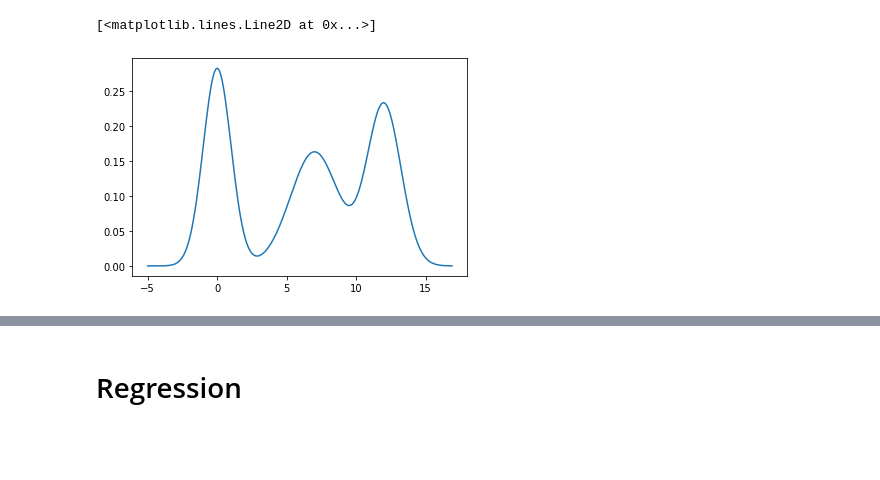
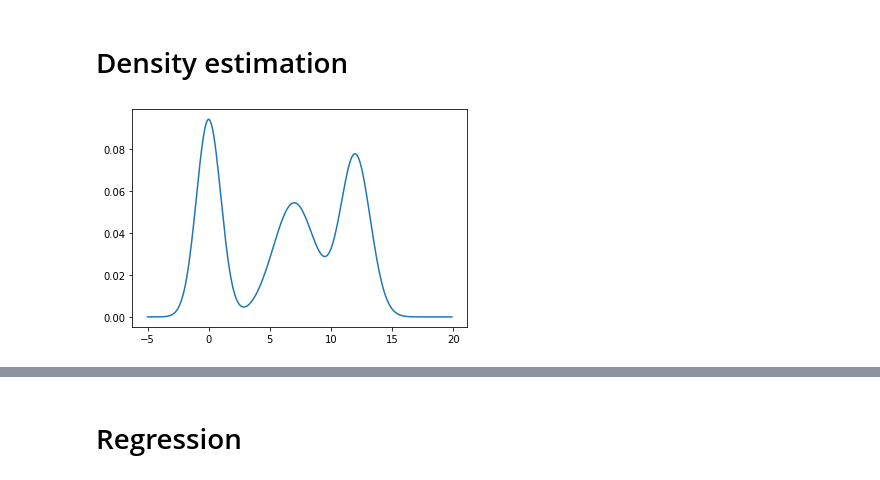
Before and after one commit to joaomvg/machine-learning-algorithms, a Jupyter notebook: KernelMethods.ipynb, the cells around one changed output, grey strips where cells are left out. Drawn from its saved outputs; the diff is of its cells as text; code cells hidden in the pictures; blank space fills up the shorter version.

```diff
--- a/KernelMethods.ipynb
+++ b/KernelMethods.ipynb
@@ -3,17 +3,19 @@ import pandas as pd
 import numpy as np
 
 import matplotlib.pyplot as plt
+# %% [markdown]
+# Density estimation
 # %%
 def dphi(x):
     f1=1/np.sqrt(2*np.pi*2)*np.exp(-(x-0)*(x-0)/2)
     f2=1/np.sqrt(2*np.pi*6)*np.exp(-(x-7)*(x-7)/6)
     f3=1/np.sqrt(2*np.pi*3)*np.exp(-(x-12)*(x-12)/3)
-    return f1+f2+f3
+    return (f1+f2+f3)/3
 # %%
-x=np.arange(-5,17,0.1)
+x=np.arange(-5,20,0.1)
 y=dphi(x)
 plt.plot(x,y)
+plt.show()
 # %% [output]
-[<matplotlib.lines.Line2D at 0x...>]
-[figure, old version]
+[figure, new version]
 # %%
```
Also changed, not shown: parts of 25 cells of this notebook.
